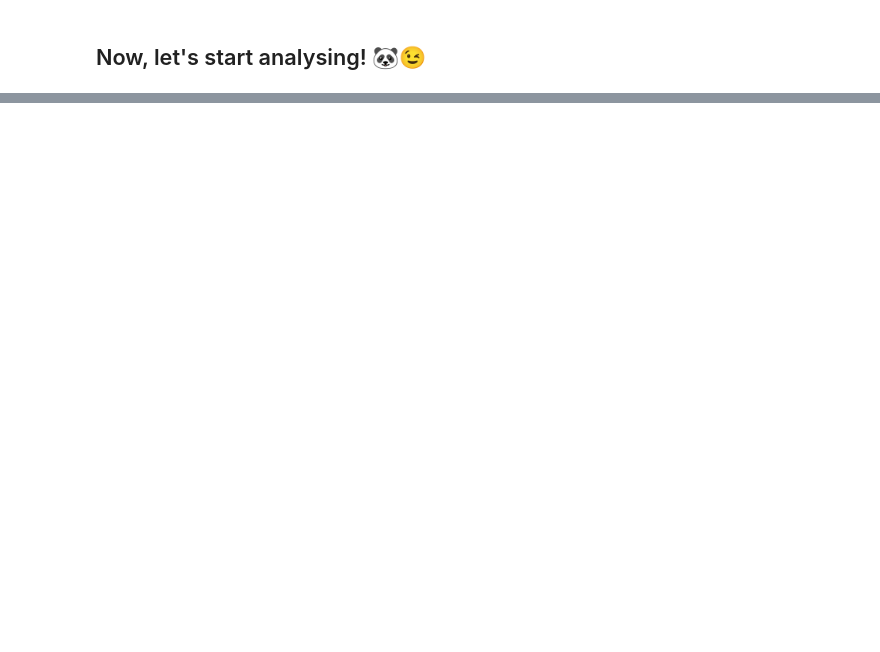
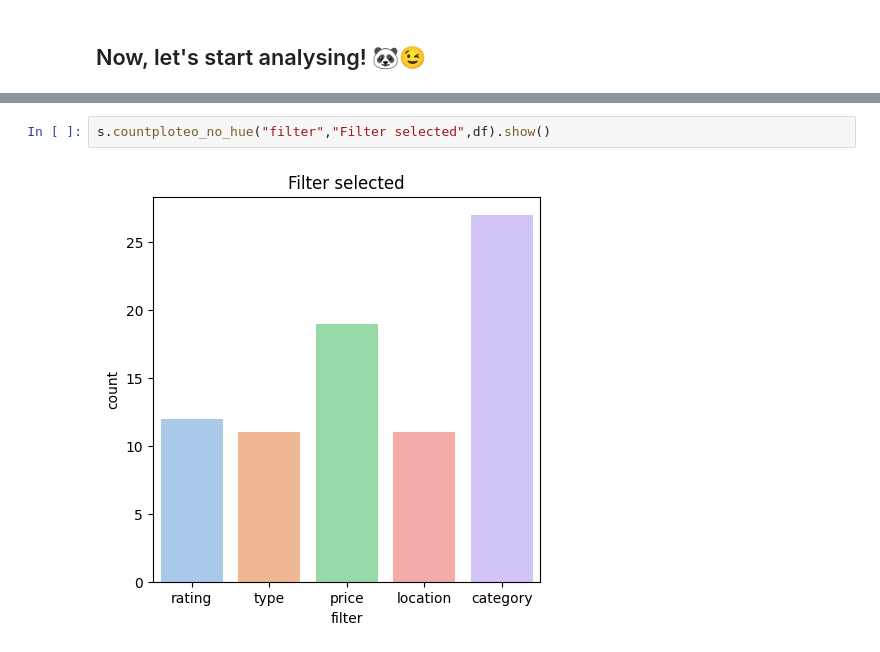
Before and after one commit to julistary/Madplanner-, a Jupyter notebook: estadisticas.ipynb, the cells around one changed output, grey strips where cells are left out. Saved outputs shown, nothing was run; the diff lists cells and outputs as text; blank space fills up the shorter version.

```diff
--- a/estadisticas.ipynb
+++ b/estadisticas.ipynb
@@ -136,0 +66,4 @@ df.sample(10)
+# %%
+s.countploteo_no_hue("filter","Filter selected",df).show()
+# %% [output]
+[figure, added]
```
Also changed, not shown: parts of 42 cells of this notebook, 6 other files.
